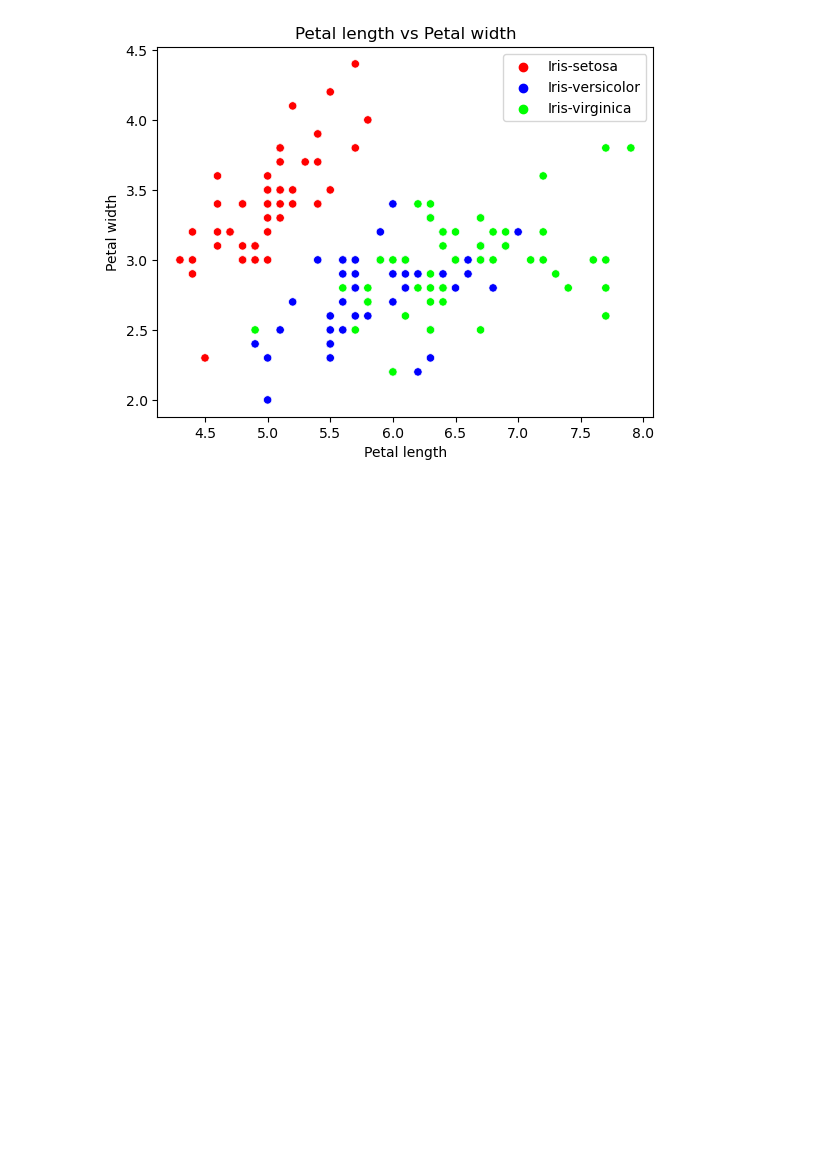
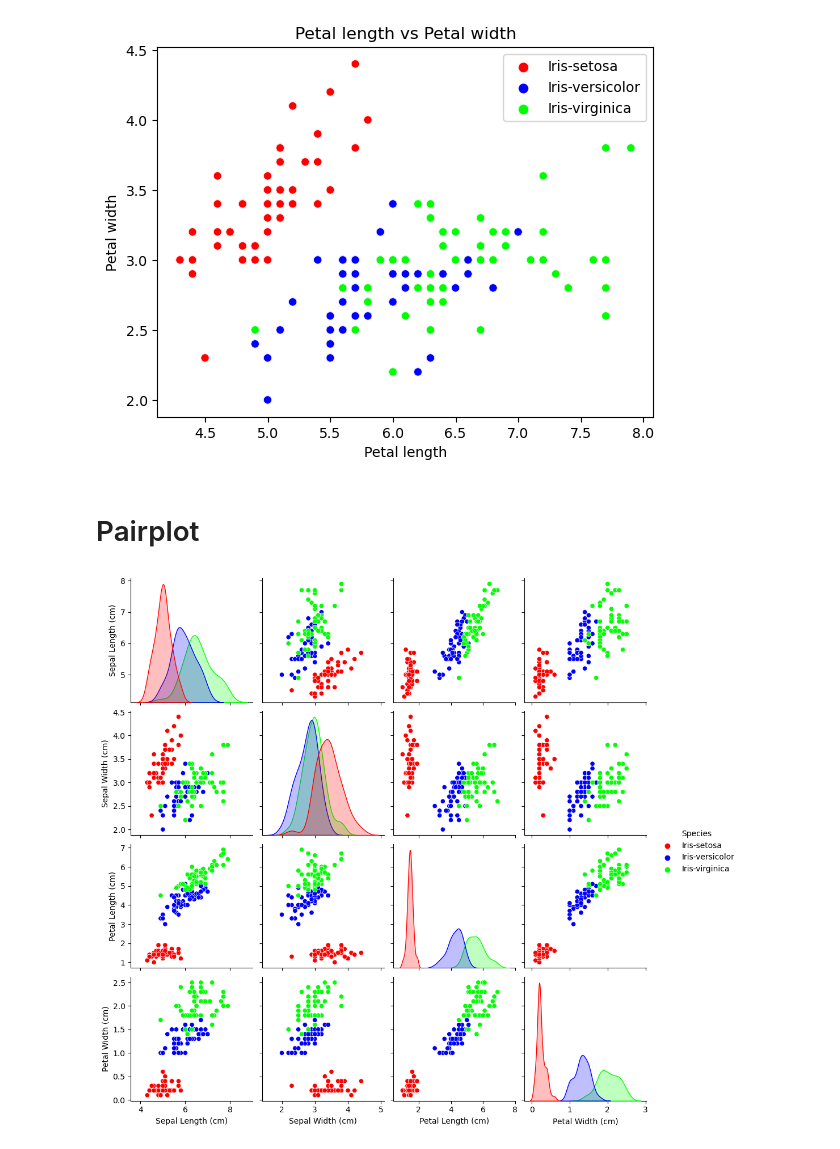
Before and after one commit to frankquinn89/Fundamentals_of_Data_Analysis, a Jupyter notebook: project.ipynb, the cells around one changed output. Saved outputs shown, nothing was run; the diff lists cells and outputs as text; code cells hidden in the pictures; blank space fills up the shorter version.

```diff
--- a/project.ipynb
+++ b/project.ipynb
@@ -171,3 +171,10 @@ plot_petal_scattor('Petal Length (cm)','Petal Width (cm)' )
 plot_petal_scattor('Sepal Length (cm)','Sepal Width (cm)')
 # %% [output]
 [figure]
+# %% [markdown]
+# Pairplot
+# %%
+sb.pairplot(data, hue = "Species",  palette = ["red","blue","lime"])
+plt.show()
+# %% [output]
+[figure, added]
```
